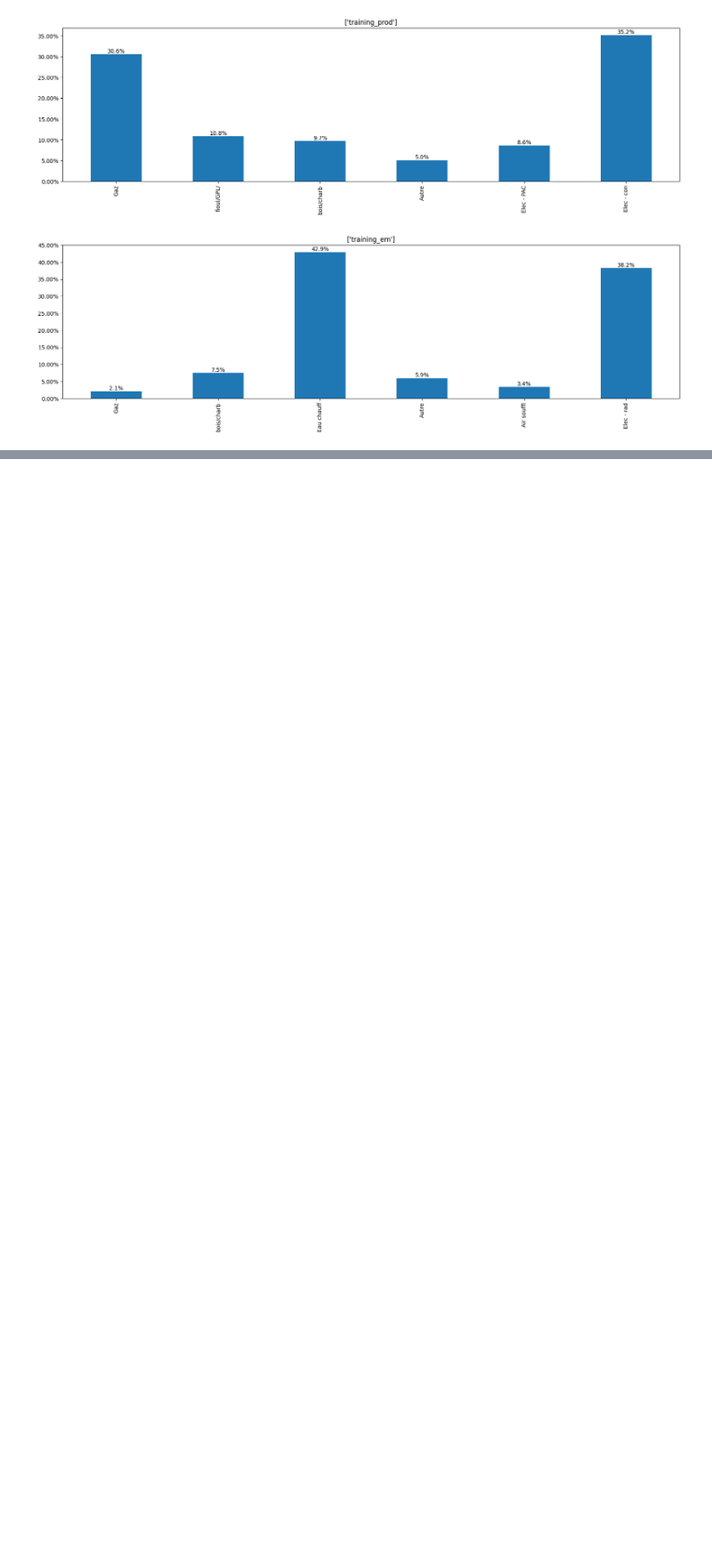
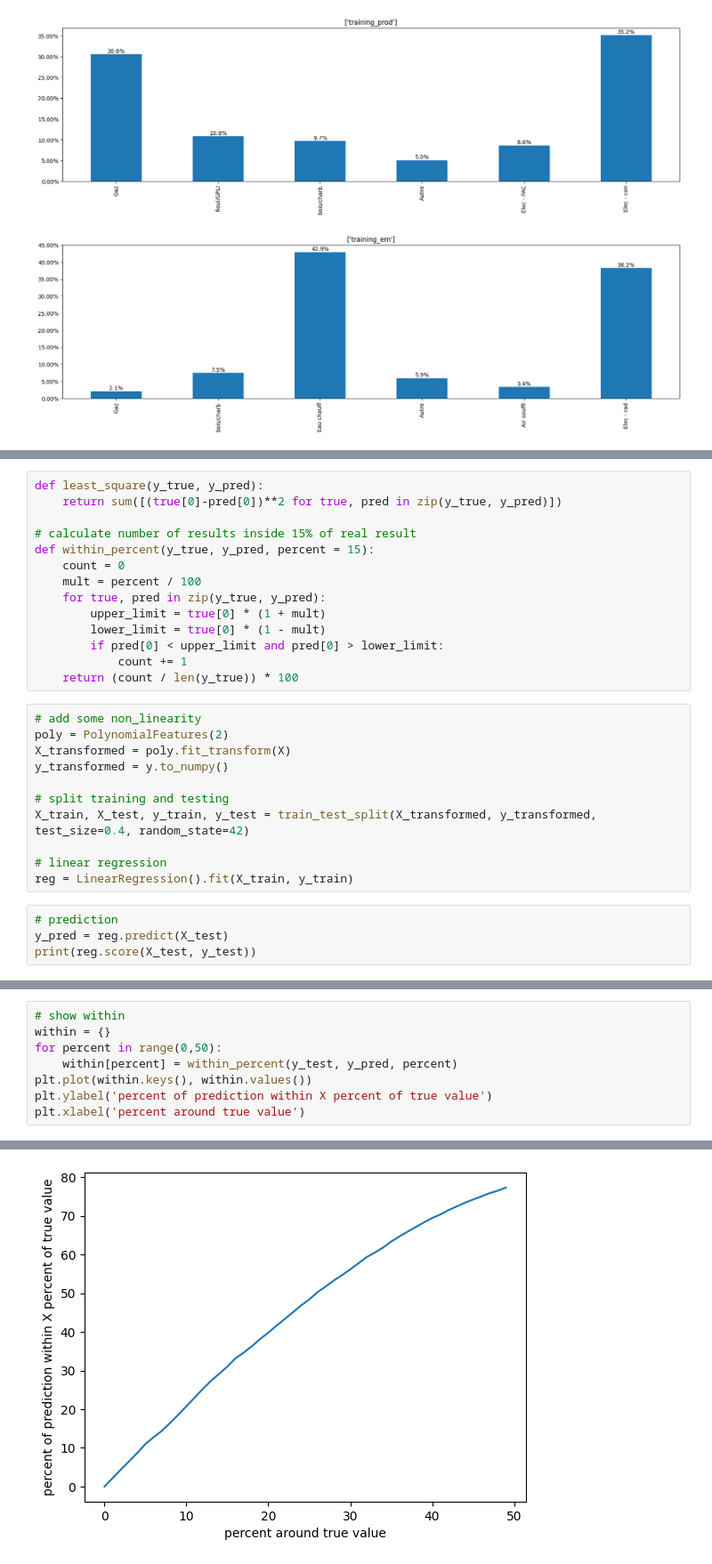
Before and after one commit to axrocheteau/renov_local, a Jupyter notebook: pred_tremi.ipynb, the cells around one changed output, grey strips where cells are left out. Shown at 89% size. Saved outputs shown, nothing was run; the diff lists cells and outputs as text; blank space fills up the shorter version.

```diff
--- a/pred_tremi.ipynb
+++ b/pred_tremi.ipynb
@@ -225,0 +252,29 @@ compare_repartition([training_em], 'heating_emission')
+# %%
+def least_square(y_true, y_pred):
+    return sum([(true[0]-pred[0])**2 for true, pred in zip(y_true, y_pred)])
+
+# calculate number of results inside 15% of real result
+def within_percent(y_true, y_pred, percent = 15):
+    count = 0
+    mult = percent / 100
+    for true, pred in zip(y_true, y_pred):
+        upper_limit = true[0] * (1 + mult)
+        lower_limit = true[0] * (1 - mult)
+        if pred[0] < upper_limit and pred[0] > lower_limit:
+            count += 1
+    return (count / len(y_true)) * 100
+# %%
+# add some non_linearity
+poly = PolynomialFeatures(2)
+X_transformed = poly.fit_transform(X)
+y_transformed = y.to_numpy()
+
+# split training and testing
+X_train, X_test, y_train, y_test = train_test_split(X_transformed, y_transformed, test_size=0.4, random_state=42)
+
+# linear regression
+reg = LinearRegression().fit(X_train, y_train)
+# %%
+# prediction
+y_pred = reg.predict(X_test)
+print(reg.score(X_test, y_test))
@@ -225,0 +283,9 @@ compare_repartition([training_em], 'heating_emission')
+# %%
+# show within
+within = {}
+for percent in range(0,50):
+    within[percent] = within_percent(y_test, y_pred, percent)
+plt.plot(within.keys(), within.values())
+plt.ylabel('percent of prediction within X percent of true value')
+plt.xlabel('percent around true value')
+# %% [output]
@@ -225,0 +293 @@ compare_repartition([training_em], 'heating_emission')
+[figure, added]
```
Also changed, not shown: parts of 6 cells of this notebook.
